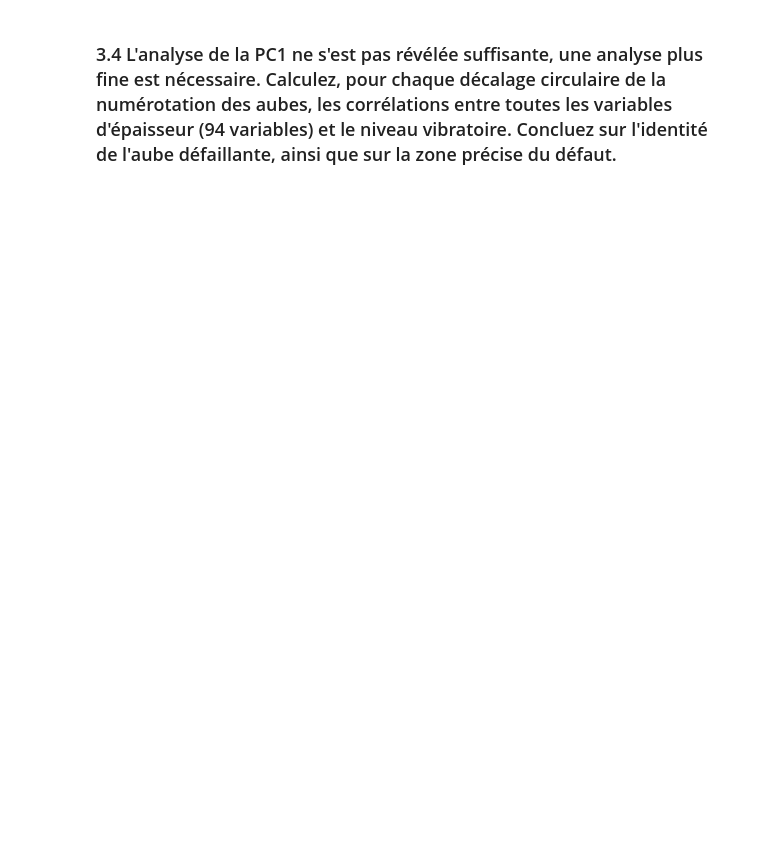
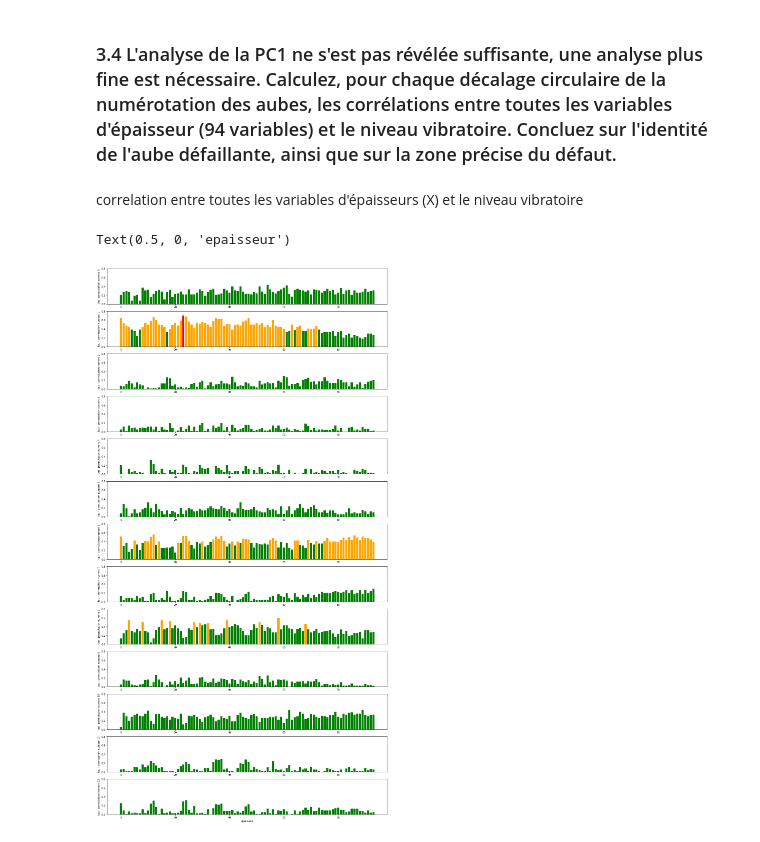
Before and after one commit to KrValentin/stats_descriptives, a Jupyter notebook: TD5/TD5.ipynb, the cells around one changed output. Cells and saved outputs as stored; diff of their text form; code cells hidden in the pictures; blank space fills up the shorter version.

```diff
--- a/TD5/TD5.ipynb
+++ b/TD5/TD5.ipynb
@@ -275,2 +326,27 @@ def kendall_tau(x, y):
 # %% [markdown]
 ### 3.4 L'analyse de la PC1 ne s'est pas révélée suffisante, une analyse plus fine est nécessaire. Calculez, pour chaque décalage circulaire de la numérotation des aubes, les corrélations entre toutes les variables d'épaisseur (94 variables) et le niveau vibratoire. Concluez sur l'identité de l'aube défaillante, ainsi que sur la zone précise du défaut.
+# %% [markdown]
+correlation entre toutes les variables d'épaisseurs (X) et le niveau vibratoire
+# %%
+XX = geo_norm[col]
+epaisseur = range(94)
+lv_vib =  vibrations['Niveau vibratoire 1FPP (mm)'].values
+fig, axs = plt.subplots(13, figsize= (20, 40))
+for perm in range(13) :
+    XXperm =  np.roll(XX, shift= perm, axis = 0)
+    tau_par_epaisseur = []
+    color = []
+    for i in range(94) :
+        tau, pval = kendall_tau(XXperm[:,i], lv_vib)
+        tau_par_epaisseur.append(tau)
+        color.append('green' if pval > 0.05 else ('red' if tau>0.7 else 'orange'))
+    # plot
+    ax = axs[perm]
+    ax.bar(epaisseur, np.abs(tau_par_epaisseur), color = color)
+    ax.set_ylabel(f'tau - permutation numero {perm}')
+    ax.set_ylim((0,0.8))
+
+ax.set_xlabel('epaisseur')
+# %% [output]
+Text(0.5, 0, 'epaisseur')
+[figure, added]
```
Also changed, not shown: parts of 10 cells of this notebook.
